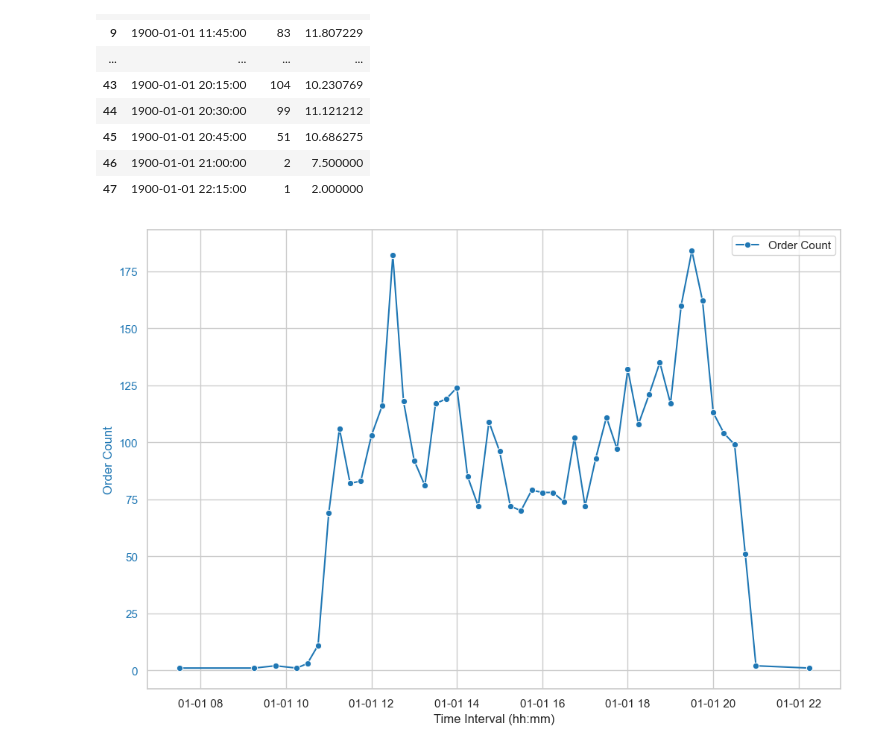
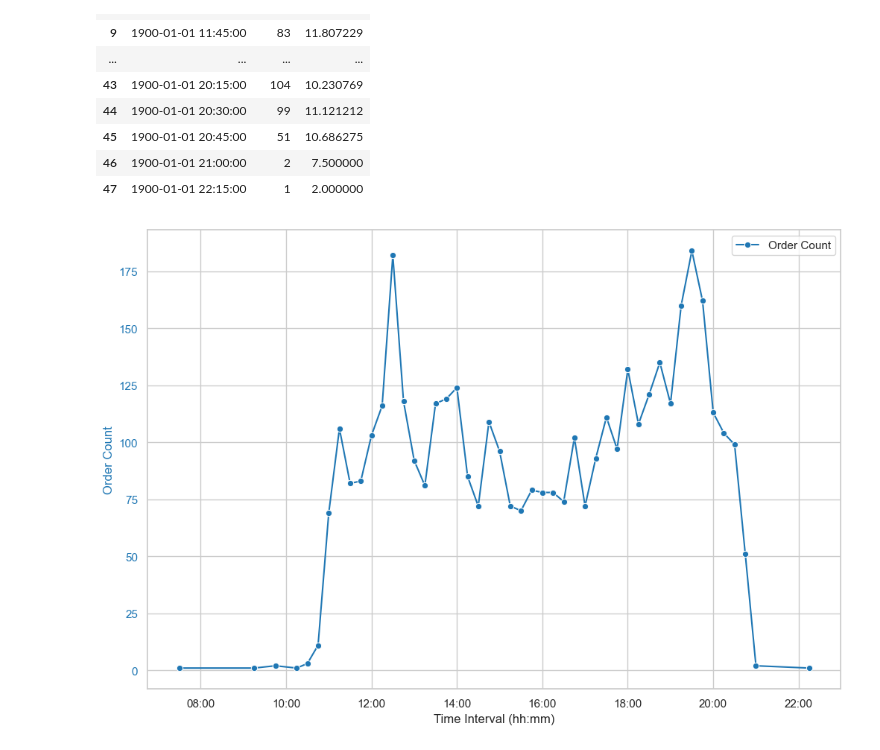
Before and after one commit to vishal-subramanyam/tamu-datathon-2024, a Jupyter notebook: Untitled.ipynb, the cells around one changed output. Cells and saved outputs as stored; diff of their text form; code cells hidden in the pictures.

Commit message:
Added graph function

```diff
--- a/Untitled.ipynb
+++ b/Untitled.ipynb
@@ -113,7 +113,7 @@ result.head(1000)
 | 46 | 21:00:00 | 2 | 7.500000 |
 | 47 | 22:15:00 | 1 | 2.000000 |
 # %%
-result['time_interval'] = pd.to_datetime(result['time_interval'], format='%H:%M')
+result['time_interval'] = pd.to_datetime(result['time_interval'], format='%H:%M:%S')
 result.dtypes
 # %% [output]
 time_interval    datetime64[ns]
@@ -143,13 +143,17 @@ result.head(1000)
 # %%
 # Set Seaborn style
 sns.set(style="whitegrid")
 
 fig, ax1 = plt.subplots(figsize=(12, 8))
 
 # Plot 'count' on the first y-axis
 sns.lineplot(data=result, x='time_interval', y='count', ax=ax1, color='tab:blue', marker='o', label='Order Count')
 ax1.set_xlabel('Time Interval (hh:mm)')
 ax1.set_ylabel('Order Count', color='tab:blue')
 ax1.tick_params(axis='y', labelcolor='tab:blue')
+
+# Customize x-axis to show time only
+time_fmt = mdates.DateFormatter('%H:%M')
+ax1.xaxis.set_major_formatter(time_fmt)
 # %% [output]
-[figure, old version]
+[figure, new version]
```
Also changed, not shown: 1 other file.
